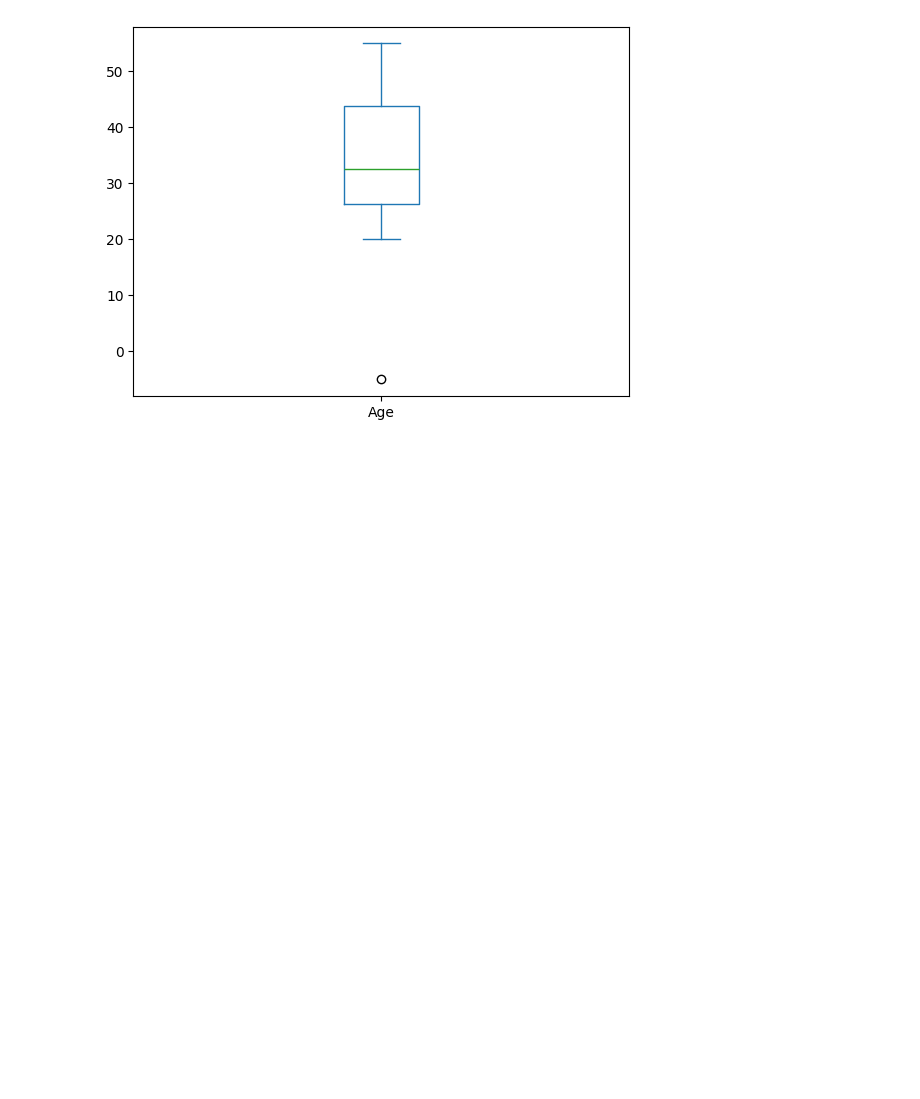
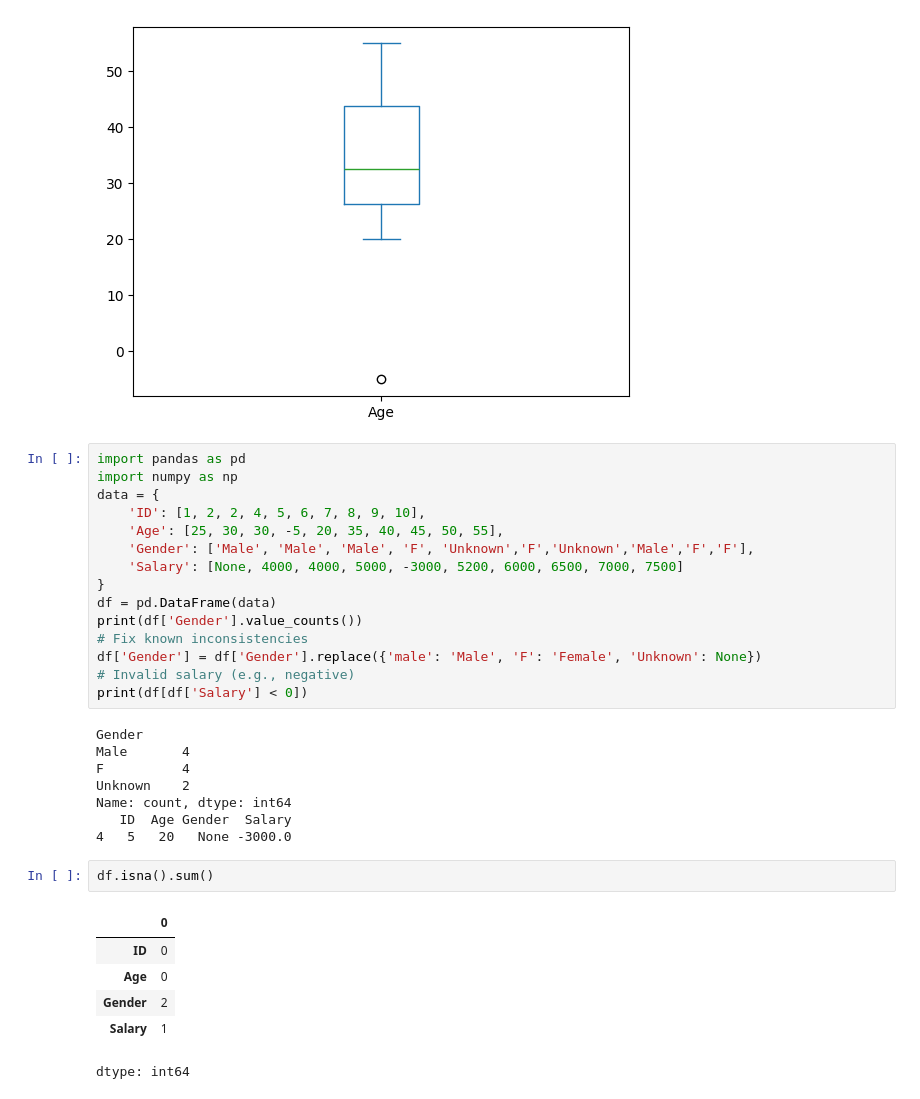
Before and after one commit to Harsha-hub466/Harsha-Patil, a Jupyter notebook: AIML_1.ipynb, the cells around one changed output. Cells and saved outputs as stored; diff of their text form; blank space fills up the shorter version.

```diff
--- a/AIML_1.ipynb
+++ b/AIML_1.ipynb
@@ -749,3 +749,35 @@ min      -5.000000
 max      55.000000
 Name: Age, dtype: float64
 [figure]
+# %%
+import pandas as pd
+import numpy as np
+data = {
+    'ID': [1, 2, 2, 4, 5, 6, 7, 8, 9, 10],
+    'Age': [25, 30, 30, -5, 20, 35, 40, 45, 50, 55],
+    'Gender': ['Male', 'Male', 'Male', 'F', 'Unknown','F','Unknown','Male','F','F'],
+    'Salary': [None, 4000, 4000, 5000, -3000, 5200, 6000, 6500, 7000, 7500]
+}
+df = pd.DataFrame(data)
+print(df['Gender'].value_counts())
+# Fix known inconsistencies
+df['Gender'] = df['Gender'].replace({'male': 'Male', 'F': 'Female', 'Unknown': None})
+# Invalid salary (e.g., negative)
+print(df[df['Salary'] < 0])
+# %% [output]
+Gender
+Male       4
+F          4
+Unknown    2
+Name: count, dtype: int64
+   ID  Age Gender  Salary
+4   5   20   None -3000.0
+# %%
+df.isna().sum()
+# %% [output]
+|  | 0 |
+| ID | 0 |
+| Age | 0 |
+| Gender | 2 |
+| Salary | 1 |
+dtype: int64
```
Also changed, not shown: parts of 9 cells of this notebook.
